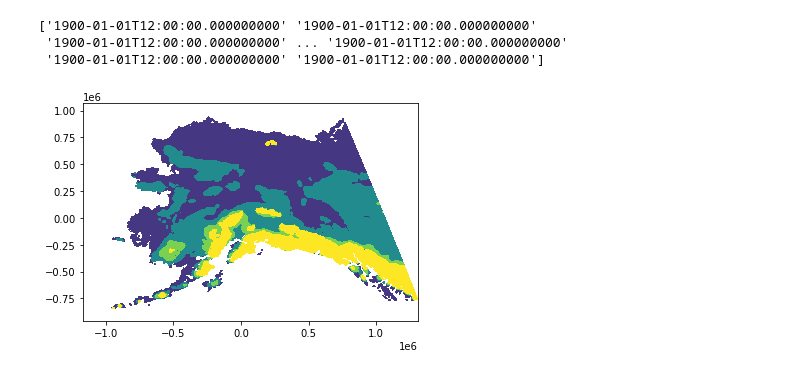
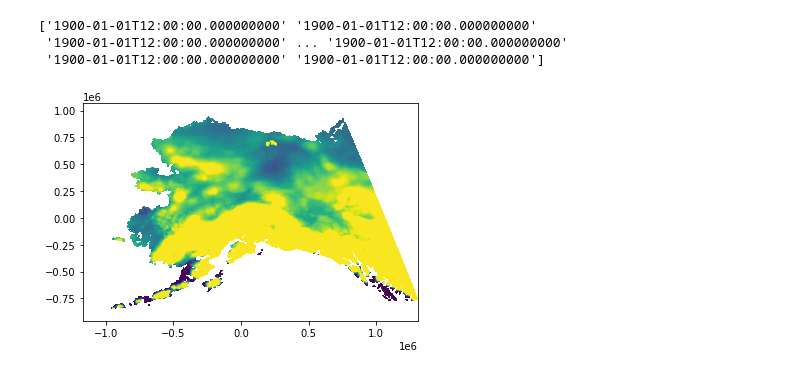
Before and after one commit to Yesse42/ERA5-Analysis, a Jupyter notebook: ERA5 Data/SanityVis.ipynb, the cells around one changed output. Cells and saved outputs as stored; diff of their text form; code cells hidden in the pictures.

```diff
--- a/ERA5 Data/SanityVis.ipynb
+++ b/ERA5 Data/SanityVis.ipynb
@@ -8,6 +8,8 @@ y = np.array(ds["y"])
 sd = np.array(ds["sd"])
 time = np.array(ds["time"])
 print(time)
+
+sd[sd>0.254] = 0.254
 # %% [output]
 ['1900-01-01T12:00:00.000000000' '1900-01-01T12:00:00.000000000'
  '1900-01-01T12:00:00.000000000' ... '1900-01-01T12:00:00.000000000'
@@ -15,14 +17,14 @@ print(time)
 # %%
 fig, ax = plt.subplots()
 
 def AAAAAAAh():
     def animate(i):
         ax.clear()
-        ax.contourf(x,y,sd[i,:,:], vmin=0, vmax=0.0125*20, levels=50)
+        ax.contourf(x,y,sd[i,:,:], levels=50)
 
     return anim.FuncAnimation(fig, animate, frames=range(0, time.size, 30), blit=False)
 
 out = AAAAAAAh()
 out.save("akkkfkjjd.mp4")
 # %% [output]
-[figure, old version]
+[figure, new version]
```
